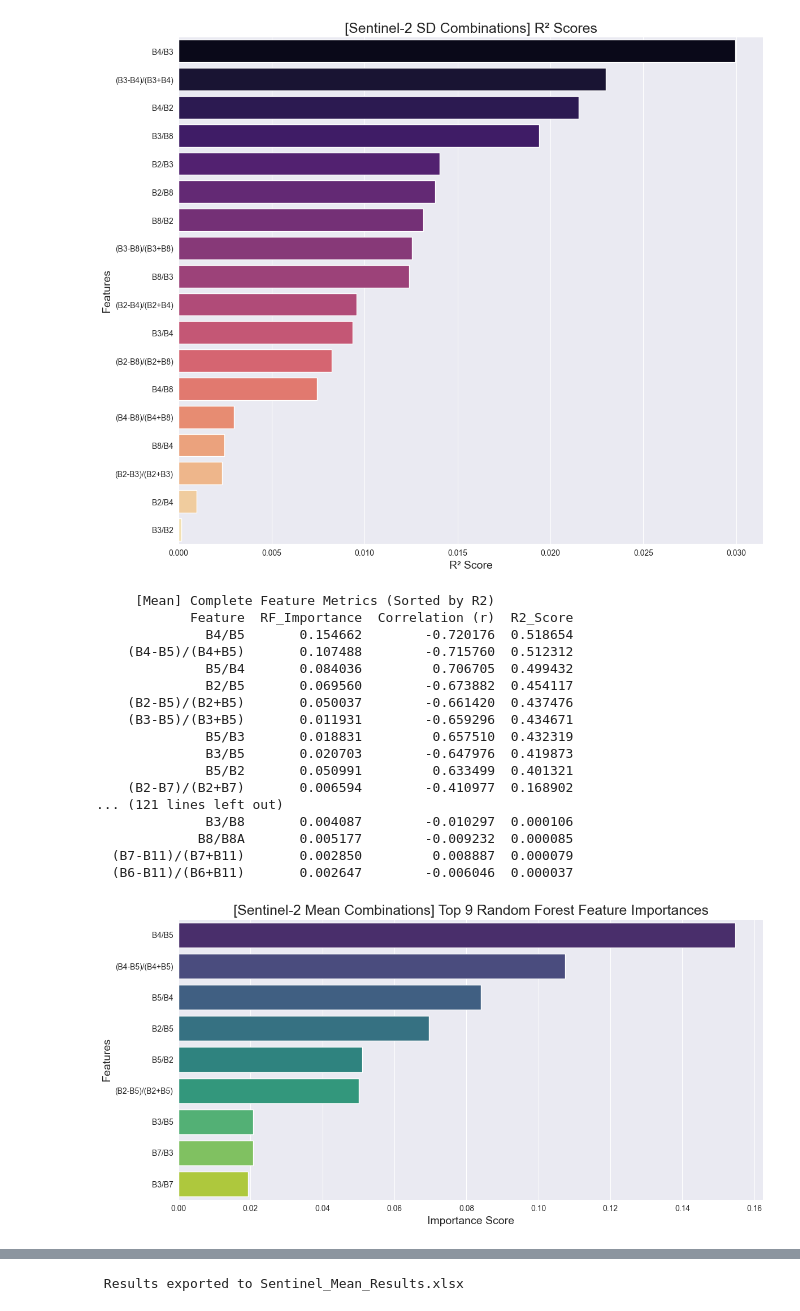
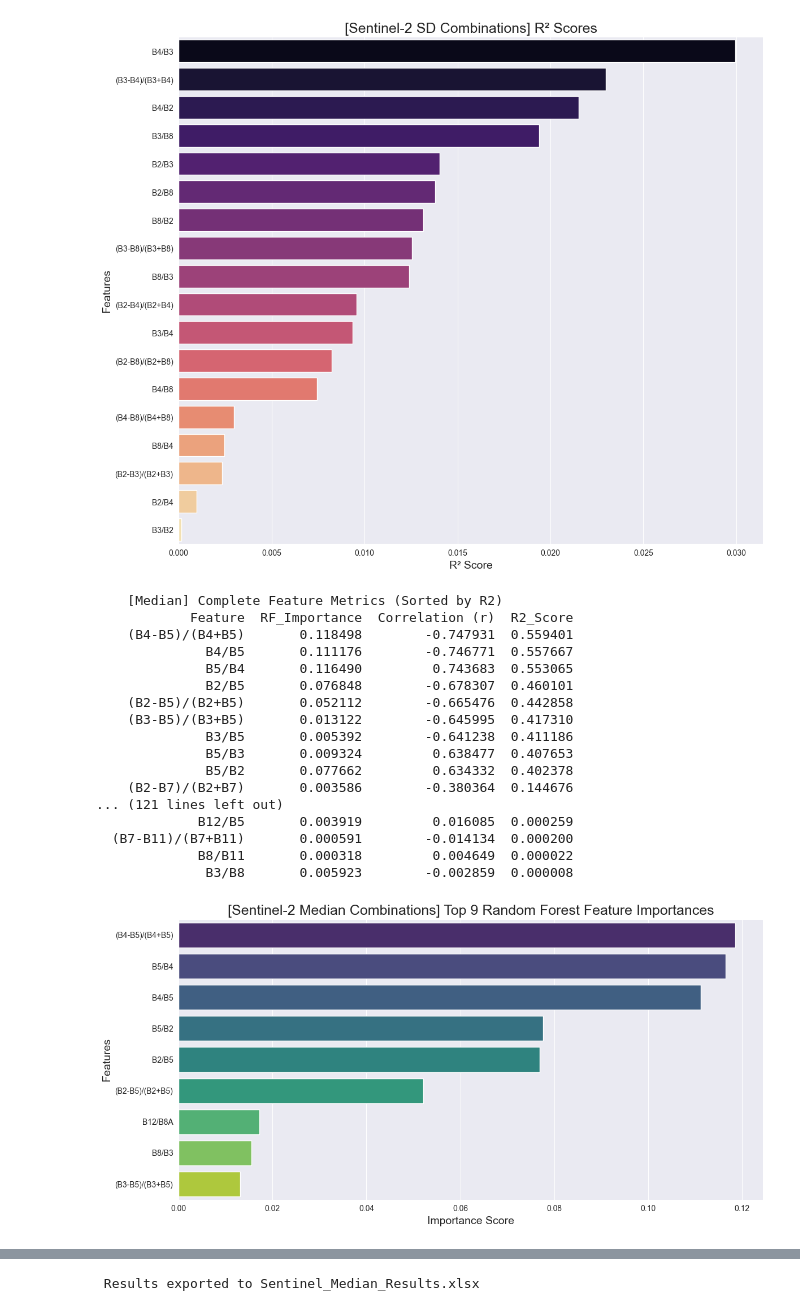
Before and after one commit to anup-adhikari10/chlorophyll_data_evaluation, a Jupyter notebook: S2_updated_task.ipynb, the cells around one changed output, grey strips where cells are left out. Cells and saved outputs as stored; diff of their text form; code cells hidden in the pictures.

```diff
--- a/S2_updated_task.ipynb
+++ b/S2_updated_task.ipynb
@@ -301,19 +301,20 @@ import matplotlib.pyplot as plt
 import seaborn as sns
 from sklearn.ensemble import RandomForestRegressor
 
-# --- 1. Load Data ---
-file_path = "Sentinel2_2024_Combinations(Mean_Combinations).csv"
+
+file_path = "Sentinel2_2024_Combinations(Median_Combinations).csv"
 df = pd.read_csv(file_path, encoding='cp1252')
 
-# --- 2. Features and Target ---
+
 target_col = 'Target Variable(Chlorophyll-a)'
+
 feature_cols = [col for col in df.columns if '/' in col and 'Unnamed' not in col]
 
 data = df[[target_col] + feature_cols].dropna()
 X = data[feature_cols]
 y = data[target_col]
 
-# --- 3. Calculate Metrics ---
+
 rf = RandomForestRegressor(n_estimators=100, random_state=42, n_jobs=-1)
 rf.fit(X, y)
 importances = rf.feature_importances_
@@ -329,61 +330,62 @@ results_df = pd.DataFrame({
 }).sort_values(by='R2_Score', ascending=False)
 
 
-print("     [Mean] Complete Feature Metrics (Sorted by R2)       ")
+print("    [Median] Complete Feature Metrics (Sorted by R2)      ")
 
 print(results_df.to_string(index=False))
 print("\n")
 
 
+
 plt.figure(figsize=(12, 6))
-rf_sorted = results_df.sort_values(by='RF_Importance', ascending=False).head(9) # Top 9
+rf_sorted = results_df.sort_values(by='RF_Importance', ascending=False).head(9) # Top 9 limit applied here
 sns.barplot(x='RF_Importance', y='Feature', data=rf_sorted, palette='viridis', hue='Feature', legend=False)
-plt.title('[Sentinel-2 Mean Combinations] Top 9 Random Forest Feature Importances', fontsize=18)
+plt.title('[Sentinel-2 Median Combinations] Top 9 Random Forest Feature Importances', fontsize=18)
 plt.xlabel('Importance Score', fontsize=14)
 plt.ylabel('Features', fontsize=14)
 plt.tight_layout()
 plt.show()
 
 
 plt.figure(figsize=(14, 22))
 corr_sorted = results_df.sort_values(by='Correlation (r)', key=abs, ascending=False)
 sns.barplot(x='Correlation (r)', y='Feature', data=corr_sorted, palette='coolwarm', hue='Feature', legend=False)
-plt.title('[Sentinel-2 Mean Combinations] Pearson Correlation (r)', fontsize=18)
+plt.title('[Sentinel-2 Median Combinations] Pearson Correlation (r)', fontsize=18)
 plt.xlabel('Correlation Coefficient (r)', fontsize=14)
 plt.ylabel('Features', fontsize=14)
 plt.axvline(x=0, color='black', linestyle='--')
 plt.tight_layout()
 plt.show()
 
 
 plt.figure(figsize=(14, 22))
 r2_sorted = results_df.sort_values(by='R2_Score', ascending=False)
 sns.barplot(x='R2_Score', y='Feature', data=r2_sorted, palette='magma', hue='Feature', legend=False)
-plt.title('[Sentinel-2 Mean Combinations] R² Scores', fontsize=18)
+plt.title('[Sentinel-2 Median Combinations] R² Scores', fontsize=18)
 plt.xlabel('R² Score', fontsize=14)
 plt.ylabel('Features', fontsize=14)
 plt.tight_layout()
 plt.show()
 
 # --- 5. Export ---
-results_df.to_excel("Sentinel_Mean_Results.xlsx", index=False)
-print(" Results exported to Sentinel_Mean_Results.xlsx")
+results_df.to_excel("Sentinel_Median_Results.xlsx", index=False)
+print(" Results exported to Sentinel_Median_Results.xlsx")
 # %% [output]
-     [Mean] Complete Feature Metrics (Sorted by R2)
+    [Median] Complete Feature Metrics (Sorted by R2)
             Feature  RF_Importance  Correlation (r)  R2_Score
-              B4/B5       0.154662        -0.720176  0.518654
-    (B4-B5)/(B4+B5)       0.107488        -0.715760  0.512312
-              B5/B4       0.084036         0.706705  0.499432
-              B2/B5       0.069560        -0.673882  0.454117
-    (B2-B5)/(B2+B5)       0.050037        -0.661420  0.437476
-    (B3-B5)/(B3+B5)       0.011931        -0.659296  0.434671
-              B5/B3       0.018831         0.657510  0.432319
-              B3/B5       0.020703        -0.647976  0.419873
-              B5/B2       0.050991         0.633499  0.401321
-    (B2-B7)/(B2+B7)       0.006594        -0.410977  0.168902
+    (B4-B5)/(B4+B5)       0.118498        -0.747931  0.559401
+              B4/B5       0.111176        -0.746771  0.557667
+              B5/B4       0.116490         0.743683  0.553065
+              B2/B5       0.076848        -0.678307  0.460101
+    (B2-B5)/(B2+B5)       0.052112        -0.665476  0.442858
+    (B3-B5)/(B3+B5)       0.013122        -0.645995  0.417310
+              B3/B5       0.005392        -0.641238  0.411186
+              B5/B3       0.009324         0.638477  0.407653
+              B5/B2       0.077662         0.634332  0.402378
+    (B2-B7)/(B2+B7)       0.003586        -0.380364  0.144676
 ... (121 lines left out)
-              B3/B8       0.004087        -0.010297  0.000106
-             B8/B8A       0.005177        -0.009232  0.000085
-  (B7-B11)/(B7+B11)       0.002850         0.008887  0.000079
-  (B6-B11)/(B6+B11)       0.002647        -0.006046  0.000037
+             B12/B5       0.003919         0.016085  0.000259
+  (B7-B11)/(B7+B11)       0.000591        -0.014134  0.000200
+             B8/B11       0.000318         0.004649  0.000022
+              B3/B8       0.005923        -0.002859  0.000008
-[figure, old version]
+[figure, new version]
@@ -392 +394 @@ print(" Results exported to Sentinel_Mean_Results.xlsx")
- Results exported to Sentinel_Mean_Results.xlsx
+ Results exported to Sentinel_Median_Results.xlsx
```
Also changed, not shown: parts of 1 cell of this notebook, 6 other files.
